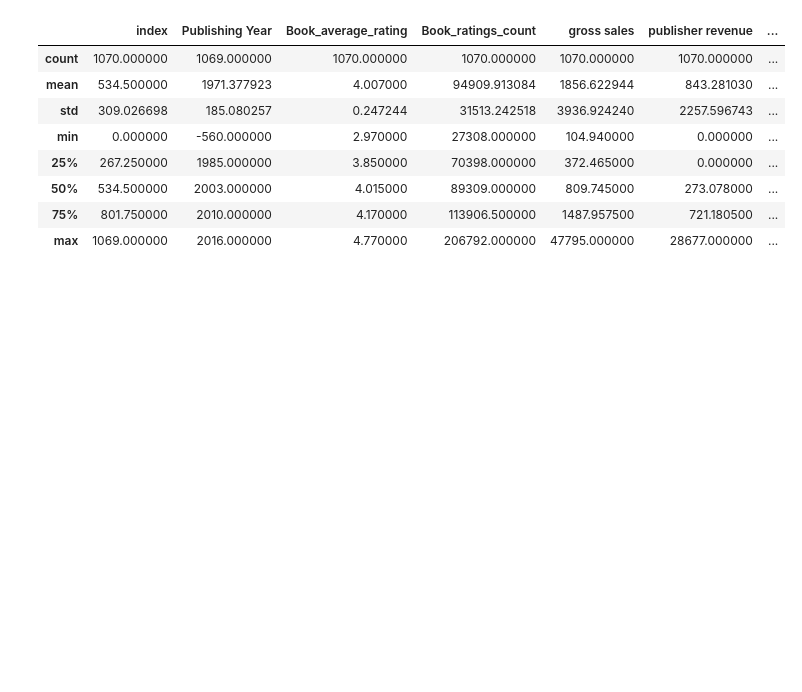
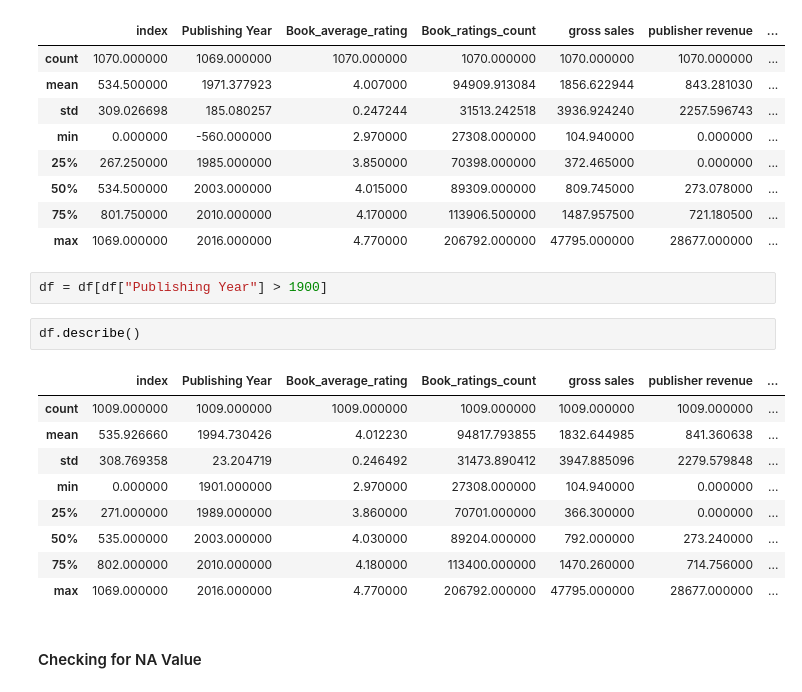
Before and after one commit to novicecoder205/Book-Sales-Analysis-End-to-End, a Jupyter notebook: Book Sales Analysis.ipynb, the cells around one changed output. Cells and saved outputs as stored; diff of their text form; blank space fills up the shorter version.

Commit message:
Cleaning Data via Python
Checking for NA value, then removing irrelevant NA value

```diff
--- a/Book Sales Analysis.ipynb
+++ b/Book Sales Analysis.ipynb
@@ -32,3 +32,19 @@ df.describe()
 | 50% | 534.500000 | 2003.000000 | 4.015000 | 89309.000000 | 809.745000 | 273.078000 | ... |
 | 75% | 801.750000 | 2010.000000 | 4.170000 | 113906.500000 | 1487.957500 | 721.180500 | ... |
 | max | 1069.000000 | 2016.000000 | 4.770000 | 206792.000000 | 47795.000000 | 28677.000000 | ... |
+# %%
+df = df[df["Publishing Year"] > 1900]
+# %%
+df.describe()
+# %% [output]
+|  | index | Publishing Year | Book_average_rating | Book_ratings_count | gross sales | publisher revenue | ... |
+| count | 1009.000000 | 1009.000000 | 1009.000000 | 1009.000000 | 1009.000000 | 1009.000000 | ... |
+| mean | 535.926660 | 1994.730426 | 4.012230 | 94817.793855 | 1832.644985 | 841.360638 | ... |
+| std | 308.769358 | 23.204719 | 0.246492 | 31473.890412 | 3947.885096 | 2279.579848 | ... |
+| min | 0.000000 | 1901.000000 | 2.970000 | 27308.000000 | 104.940000 | 0.000000 | ... |
+| 25% | 271.000000 | 1989.000000 | 3.860000 | 70701.000000 | 366.300000 | 0.000000 | ... |
+| 50% | 535.000000 | 2003.000000 | 4.030000 | 89204.000000 | 792.000000 | 273.240000 | ... |
+| 75% | 802.000000 | 2010.000000 | 4.180000 | 113400.000000 | 1470.260000 | 714.756000 | ... |
+| max | 1069.000000 | 2016.000000 | 4.770000 | 206792.000000 | 47795.000000 | 28677.000000 | ... |
+# %% [markdown]
+#### Checking for NA Value
```
Also changed, not shown: parts of 5 cells of this notebook.
